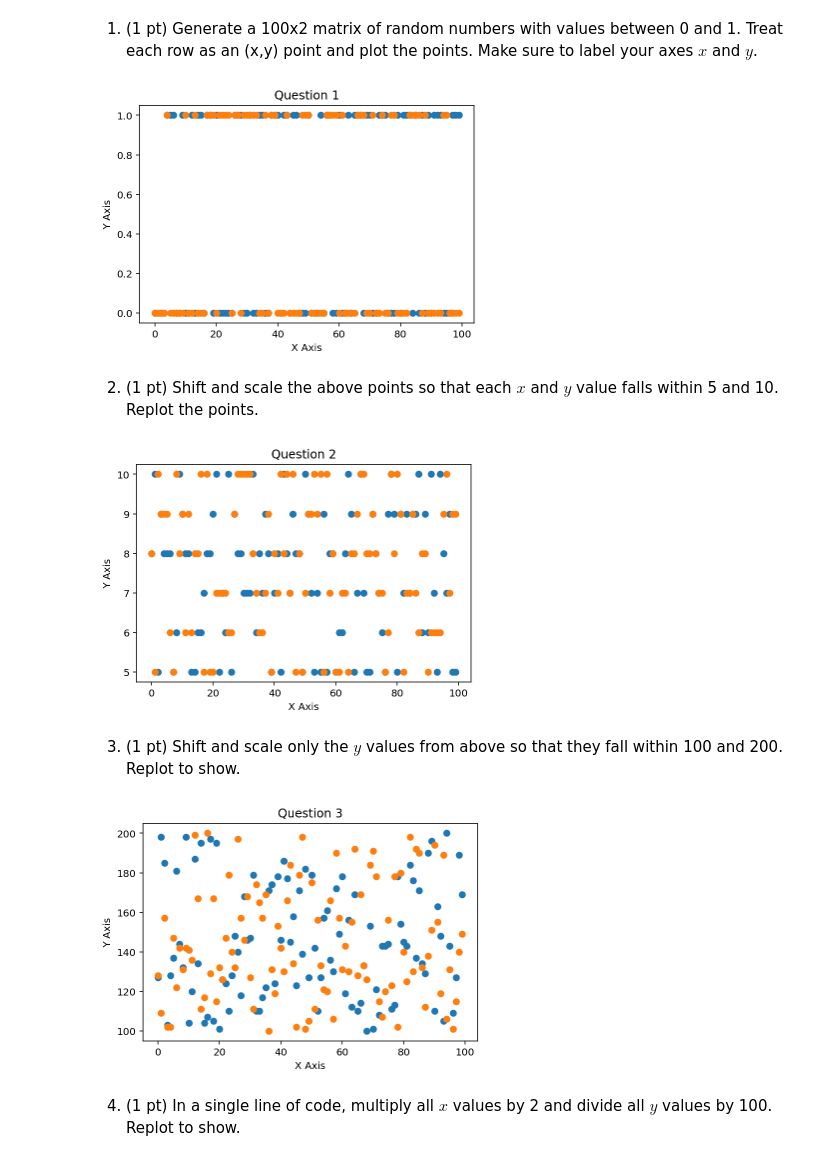
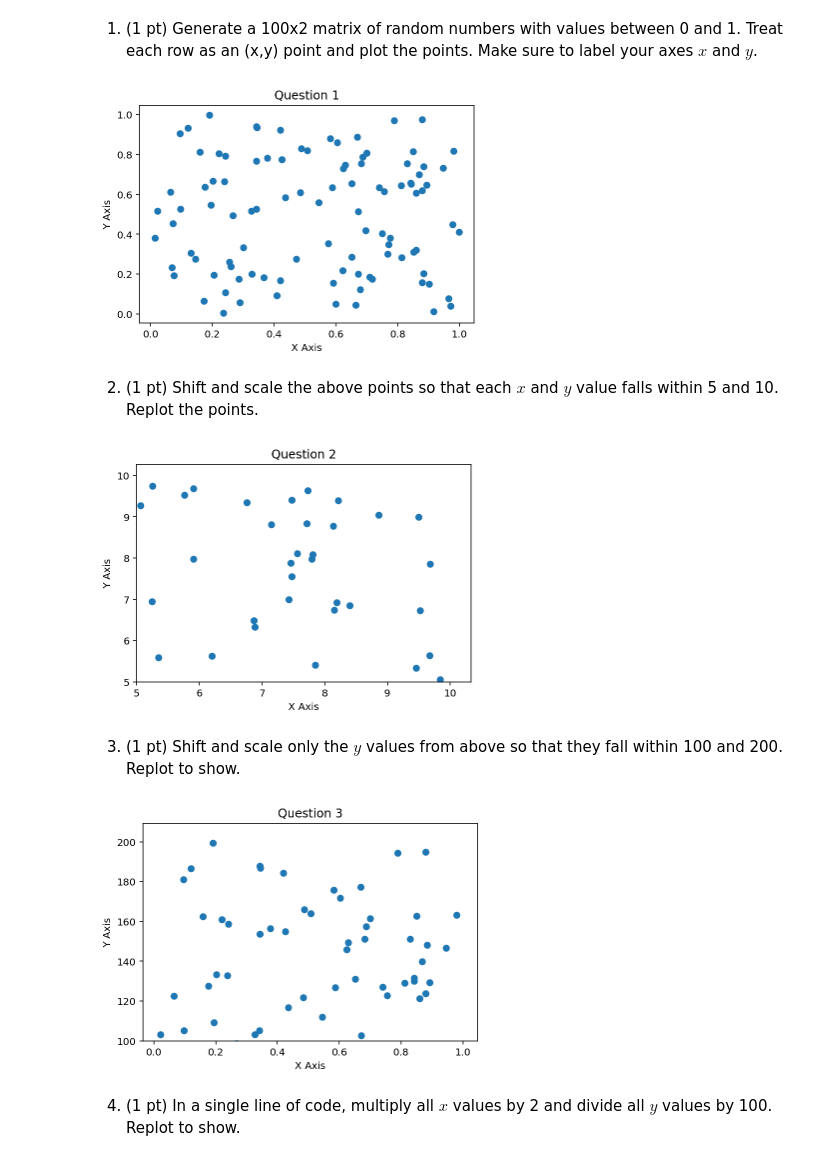
Before and after one commit to kaylaw9826/NEU337-Spring2020, a Jupyter notebook: homework/homework-Jan-23-numpy.ipynb, the cells around one changed output. Drawn from its saved outputs; the diff is of its cells as text; code cells hidden in the pictures.

```diff
--- a/homework/homework-Jan-23-numpy.ipynb
+++ b/homework/homework-Jan-23-numpy.ipynb
@@ -11,32 +11,36 @@ import matplotlib.pyplot as plt
 # %% [markdown]
 1. (1 pt) Generate a 100x2 matrix of random numbers with values between 0 and 1. Treat each row as an (x,y) point and plot the points. Make sure to label your axes $x$ and $y$.
 # %%
-np.random.randint(2, size=(100, 2))
-plt.plot(np.random.randint(2, size=(100, 2)),'o');
+xy = np.random.random((100, 2))
+plt.plot(xy[:,0],xy[:,1],'o');
 plt.xlabel("X Axis")
 plt.ylabel("Y Axis")
 plt.title("Question 1");
 # %% [output]
-[figure, old version]
+[figure, new version]
 # %% [markdown]
 2. (1 pt) Shift and scale the above points so that each $x$ and $y$ value falls within 5 and 10. Replot the points.
 # %%
-b=np.random.randint(5, high=11, size=(100,2))
-plt.plot(b, 'o');
+
+ab = np.random.random((100,2))
+plt.plot(ab[:,1]*10, ab[:,0]*10,'o');
+plt.ylim(5)
+plt.xlim(5)
 plt.xlabel("X Axis")
 plt.ylabel("Y Axis")
 plt.title("Question 2");
 # %% [output]
-[figure, old version]
+[figure, new version]
 # %% [markdown]
 3. (1 pt) Shift and scale only the $y$ values from above so that they fall within 100 and 200. Replot to show.
 # %%
-c=np.random.randint(100, high=201, size=(100,2))
-plt.plot(c, 'o');
+cd = xy
+plt.plot(cd[:,0], cd[:,1]*200, 'o');
+plt.ylim(100)
 plt.xlabel("X Axis")
 plt.ylabel("Y Axis")
 plt.title("Question 3");
 # %% [output]
-[figure, old version]
+[figure, new version]
 # %% [markdown]
 4. (1 pt) In a single line of code, multiply all $x$ values by 2 and divide all $y$ values by 100. Replot to show.
```
Also changed, not shown: parts of 7 cells of this notebook.
